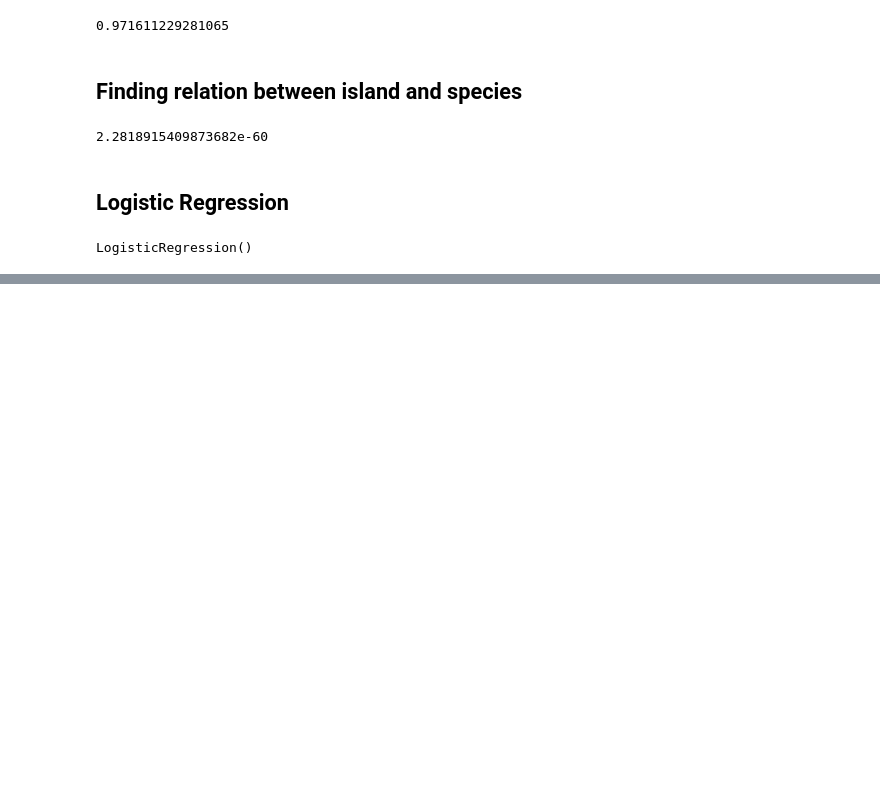
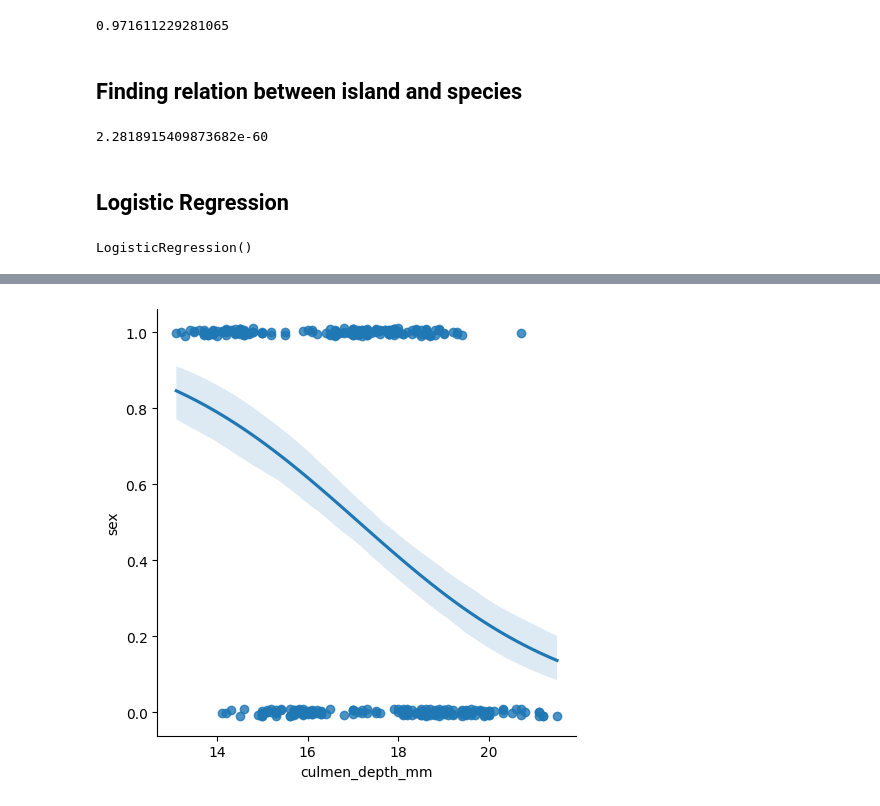
Before and after one commit to SivaVijaya/Machine_Learning, a Jupyter notebook: notebook4b74093092.ipynb, the cells around one changed output, grey strips where cells are left out. Saved outputs shown, nothing was run; the diff lists cells and outputs as text; code cells hidden in the pictures; blank space fills up the shorter version.

```diff
--- a/notebook4b74093092.ipynb
+++ b/notebook4b74093092.ipynb
@@ -220,0 +246,5 @@ print(odds)
+# %%
+sns.lmplot(x="culmen_depth_mm", y="sex", data=df,
+           logistic=True, y_jitter=.01);
+# %% [output]
+[figure, added]
```
Also changed, not shown: parts of 12 cells of this notebook.
